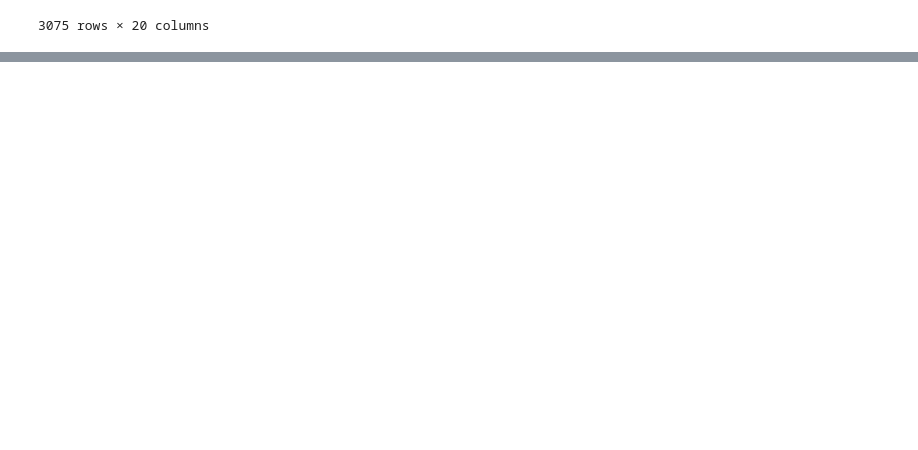
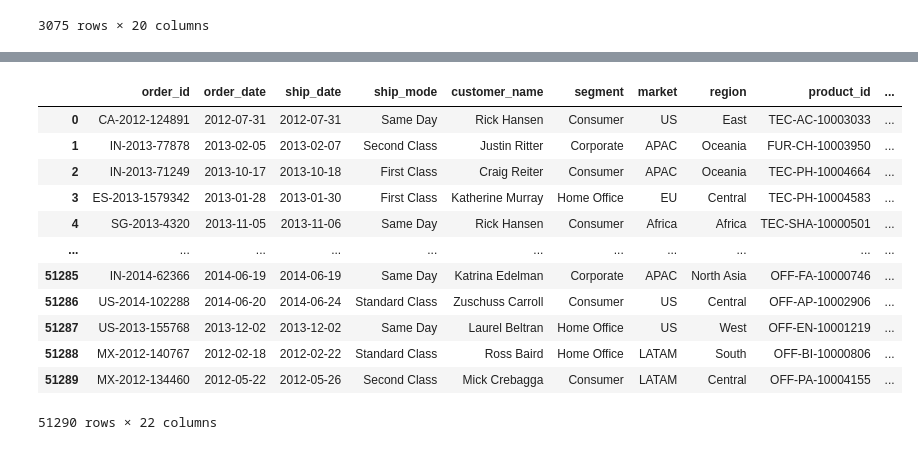
Before and after one commit to khubim/M.Sc_Group_Project, a Jupyter notebook: Superstore_analysis.ipynb, the cells around one changed output, grey strips where cells are left out. Saved outputs shown, nothing was run; the diff lists cells and outputs as text; code cells hidden in the pictures; blank space fills up the shorter version.

```diff
--- a/Superstore_analysis.ipynb
+++ b/Superstore_analysis.ipynb
@@ -394,3 +394,7 @@ orders_df.loc[orders_df['sub_category'] == 'Accessories']
 | 51143 | CA-2014-128363 | 2014-08-14 | 2014-08-19 | Standard Class | Dan Campbell | Consumer | US | South | TEC-AC-10003709 | ... |
 | 51259 | CA-2013-169663 | 2013-03-11 | 2013-03-14 | First Class | Rick Huthwaite | Home Office | US | West | TEC-AC-10003038 | ... |
 3075 rows × 20 columns
+# %%
+print("empty values count for Categories before", orders_df['category'].isnull().sum())
+orders_df.loc[(pd.isnull(orders_df.category)) & (orders_df['sub_category'] == 'Accessories'), 'category'] = 'Technology'
+print("empty values count for Categories before", orders_df['category'].isnull().sum())
@@ -396,0 +434,4 @@ orders_df.loc[orders_df['sub_category'] == 'Accessories']
+# %%
+print("empty values count for Categories before", orders_df['category'].isnull().sum())
+orders_df.loc[(pd.isnull(orders_df.category)) & (orders_df['sub_category'] == 'Fasteners'), 'category'] = 'Office Supplies'
+print("empty values count for Categories before", orders_df['category'].isnull().sum())
@@ -396,0 +462,4 @@ orders_df.loc[orders_df['sub_category'] == 'Accessories']
+# %%
+# merging tables for return and heads of regions
+orders_returns = orders_df.merge(returns_df,how='left',left_on=['order_id','market'],right_on=['order_id','market'])
+sales_final_df = orders_returns.merge(heads_df,how='left',left_on=['region'],right_on=['region'])
@@ -396,0 +478,16 @@ orders_df.loc[orders_df['sub_category'] == 'Accessories']
+# %%
+sales_final_df
+# %% [output]
+|  | order_id | order_date | ship_date | ship_mode | customer_name | segment | market | region | product_id | ... |
+| 0 | CA-2012-124891 | 2012-07-31 | 2012-07-31 | Same Day | Rick Hansen | Consumer | US | East | TEC-AC-10003033 | ... |
+| 1 | IN-2013-77878 | 2013-02-05 | 2013-02-07 | Second Class | Justin Ritter | Corporate | APAC | Oceania | FUR-CH-10003950 | ... |
+| 2 | IN-2013-71249 | 2013-10-17 | 2013-10-18 | First Class | Craig Reiter | Consumer | APAC | Oceania | TEC-PH-10004664 | ... |
+| 3 | ES-2013-1579342 | 2013-01-28 | 2013-01-30 | First Class | Katherine Murray | Home Office | EU | Central | TEC-PH-10004583 | ... |
+| 4 | SG-2013-4320 | 2013-11-05 | 2013-11-06 | Same Day | Rick Hansen | Consumer | Africa | Africa | TEC-SHA-10000501 | ... |
+| ... | ... | ... | ... | ... | ... | ... | ... | ... | ... | ... |
+| 51285 | IN-2014-62366 | 2014-06-19 | 2014-06-19 | Same Day | Katrina Edelman | Corporate | APAC | North Asia | OFF-FA-10000746 | ... |
+| 51286 | US-2014-102288 | 2014-06-20 | 2014-06-24 | Standard Class | Zuschuss Carroll | Consumer | US | Central | OFF-AP-10002906 | ... |
+| 51287 | US-2013-155768 | 2013-12-02 | 2013-12-02 | Same Day | Laurel Beltran | Home Office | US | West | OFF-EN-10001219 | ... |
+| 51288 | MX-2012-140767 | 2012-02-18 | 2012-02-22 | Standard Class | Ross Baird | Home Office | LATAM | South | OFF-BI-10000806 | ... |
+| 51289 | MX-2012-134460 | 2012-05-22 | 2012-05-26 | Second Class | Mick Crebagga | Consumer | LATAM | Central | OFF-PA-10004155 | ... |
+51290 rows × 22 columns
```
Also changed, not shown: parts of 13 cells of this notebook, 1 other file.
